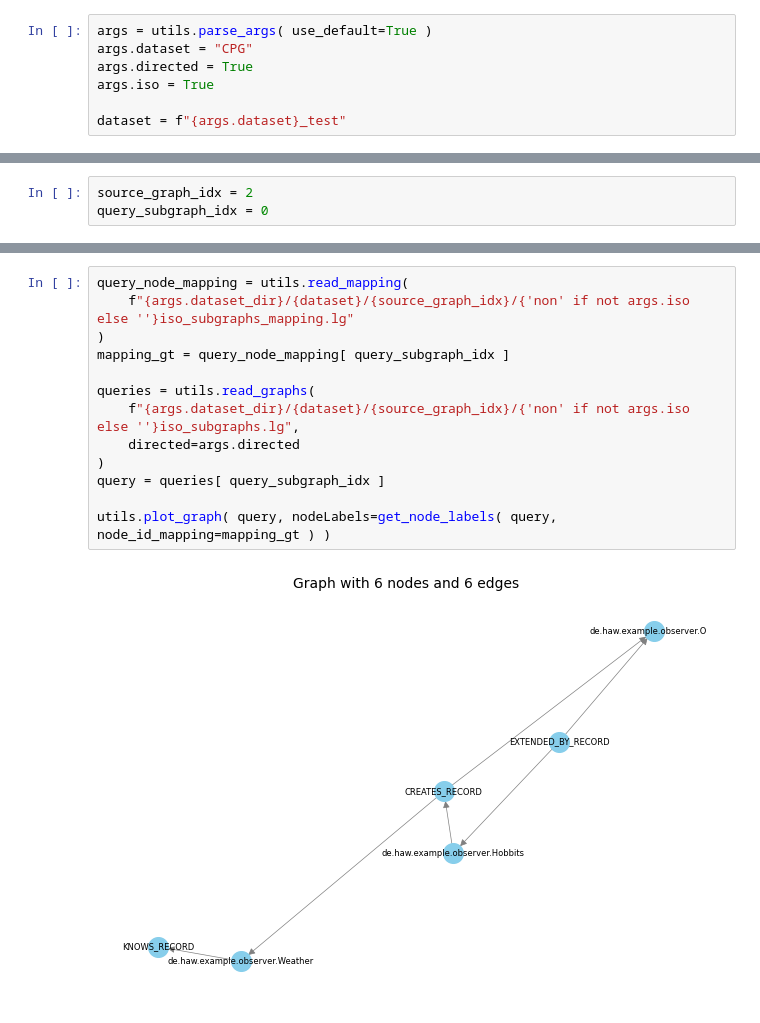
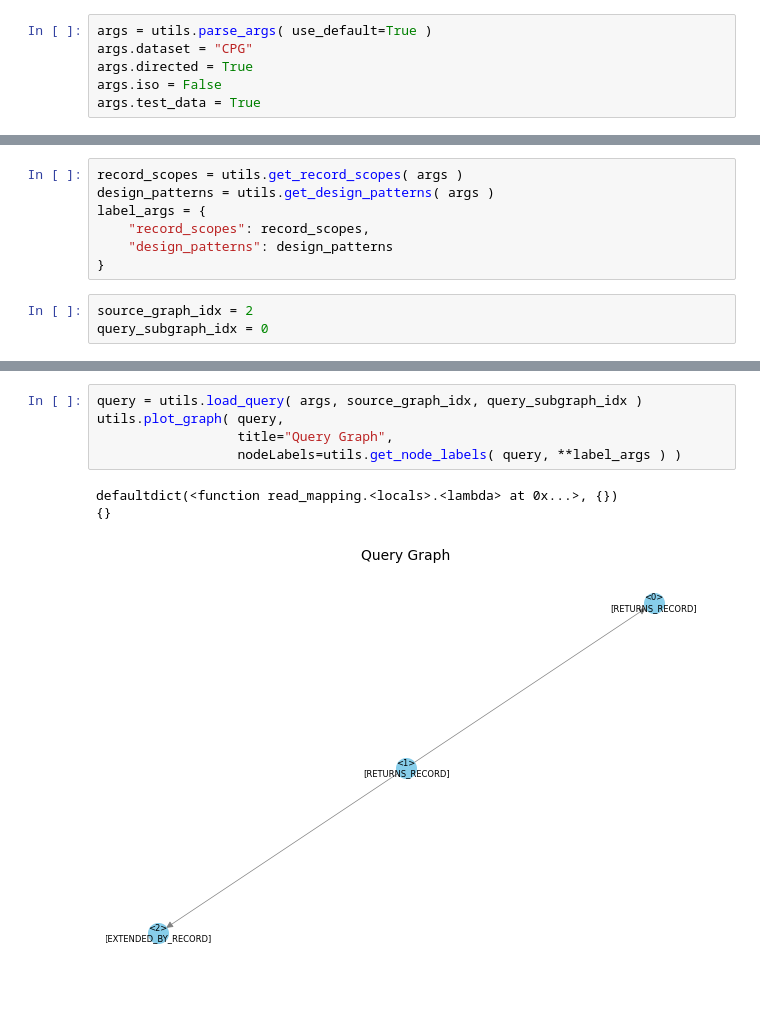
Before and after one commit to DerJeanjour/dpd-subgraph-matching, a Jupyter notebook: matching/glema/notebooks/explore_data.ipynb, the cells around one changed output, grey strips where cells are left out. Drawn from its saved outputs; the diff is of its cells as text.

Commit message:
explore generated dataset

```diff
--- a/matching/glema/notebooks/explore_data.ipynb
+++ b/matching/glema/notebooks/explore_data.ipynb
@@ -8,6 +8,5 @@ import matching.misc.cpg_const as cpg_const
 args = utils.parse_args( use_default=True )
 args.dataset = "CPG"
 args.directed = True
-args.iso = True
-
-dataset = f"{args.dataset}_test"
+args.iso = False
+args.test_data = True
@@ -40,3 +13,10 @@ def get_node_labels( G, node_id_mapping=None ):
+# %%
+record_scopes = utils.get_record_scopes( args )
+design_patterns = utils.get_design_patterns( args )
+label_args = {
+    "record_scopes": record_scopes,
+    "design_patterns": design_patterns
+}
 # %%
 source_graph_idx = 2
 query_subgraph_idx = 0
@@ -50,15 +30,9 @@ utils.plot_graph( graph, nodeLabels=get_node_labels( graph ) )
 # %%
-query_node_mapping = utils.read_mapping(
-    f"{args.dataset_dir}/{dataset}/{source_graph_idx}/{'non' if not args.iso else ''}iso_subgraphs_mapping.lg"
-)
-mapping_gt = query_node_mapping[ query_subgraph_idx ]
-
-queries = utils.read_graphs(
-    f"{args.dataset_dir}/{dataset}/{source_graph_idx}/{'non' if not args.iso else ''}iso_subgraphs.lg",
-    directed=args.directed
-)
-query = queries[ query_subgraph_idx ]
-
-utils.plot_graph( query, nodeLabels=get_node_labels( query, node_id_mapping=mapping_gt ) )
+query = utils.load_query( args, source_graph_idx, query_subgraph_idx )
+utils.plot_graph( query,
+                  title="Query Graph",
+                  nodeLabels=utils.get_node_labels( query, **label_args ) )
 # %% [output]
+defaultdict(<function read_mapping.<locals>.<lambda> at 0x...>, {})
+{}
-[figure, old version]
+[figure, new version]
```
Also changed, not shown: parts of 4 cells of this notebook, 1 other file.
